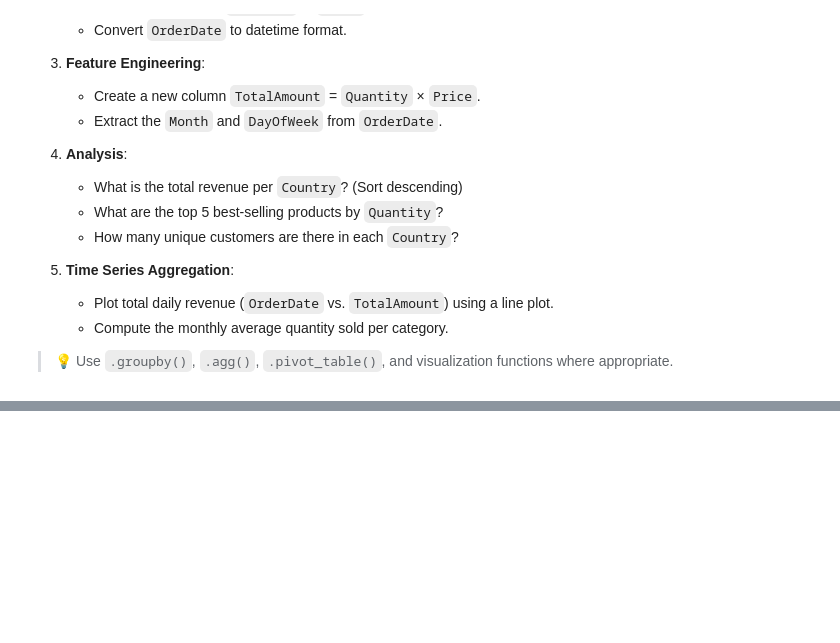
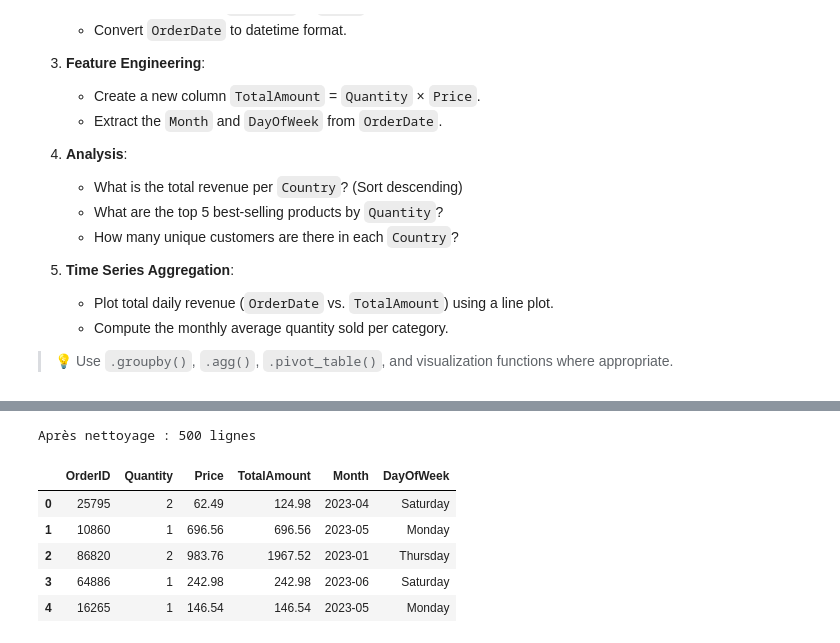
Before and after one commit to sarah-bouzabal/Cours-Data-Science-M2, a Jupyter notebook: DataScience/Exercice_2.ipynb, the cells around one changed output, grey strips where cells are left out. Cells and saved outputs as stored; diff of their text form; code cells hidden in the pictures; blank space fills up the shorter version.

```diff
--- a/DataScience/Exercice_2.ipynb
+++ b/DataScience/Exercice_2.ipynb
@@ -113,0 +213,30 @@ You are provided with a dataset `sales_data.csv` containing retail transactions
+# %%
+# ------------------------------------------------------------
+# 2. Data Cleaning
+# ------------------------------------------------------------
+# On retire les quantités / prix ≤ 0
+df = df[(df['Quantity'] > 0) & (df['Price'] > 0)].copy()
+
+# Conversion de la date en datetime
+df['OrderDate'] = pd.to_datetime(df['OrderDate'], errors='coerce')
+
+# Vérification rapide
+print(f"Après nettoyage : {df.shape[0]} lignes")
+# %% [output]
+Après nettoyage : 500 lignes
+# %%
+# ------------------------------------------------------------
+# 3. Feature Engineering
+# ------------------------------------------------------------
+df['TotalAmount'] = df['Quantity'] * df['Price']
+df['Month']       = df['OrderDate'].dt.to_period('M')
+df['DayOfWeek']   = df['OrderDate'].dt.day_name()
+
+display(df[['OrderID', 'Quantity', 'Price', 'TotalAmount', 'Month', 'DayOfWeek']].head())
+# %% [output]
+|  | OrderID | Quantity | Price | TotalAmount | Month | DayOfWeek |
+| 0 | 25795 | 2 | 62.49 | 124.98 | 2023-04 | Saturday |
+| 1 | 10860 | 1 | 696.56 | 696.56 | 2023-05 | Monday |
+| 2 | 86820 | 2 | 983.76 | 1967.52 | 2023-01 | Thursday |
+| 3 | 64886 | 1 | 242.98 | 242.98 | 2023-06 | Saturday |
+| 4 | 16265 | 1 | 146.54 | 146.54 | 2023-05 | Monday |
```
Also changed, not shown: parts of 10 cells of this notebook, 1 other file.
